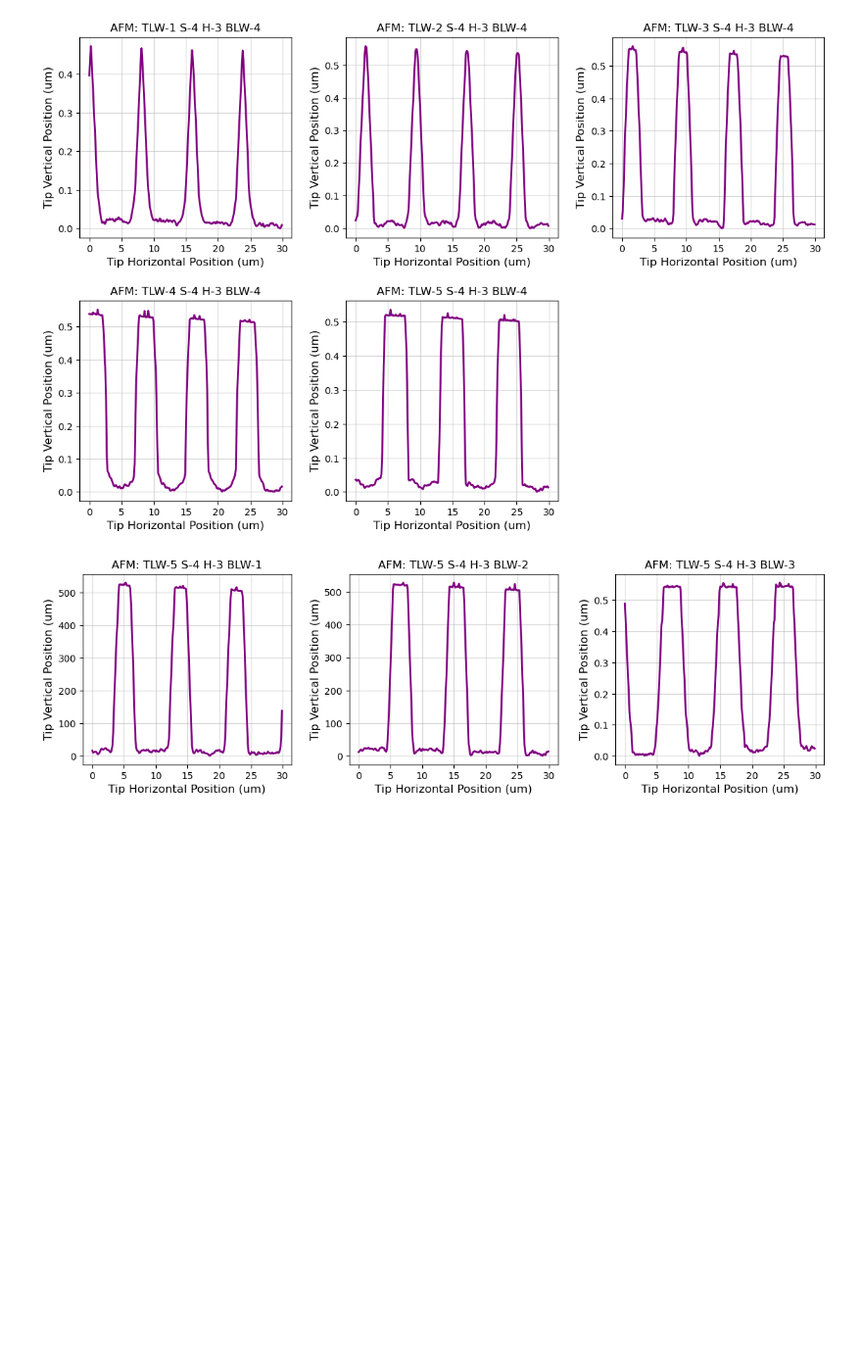
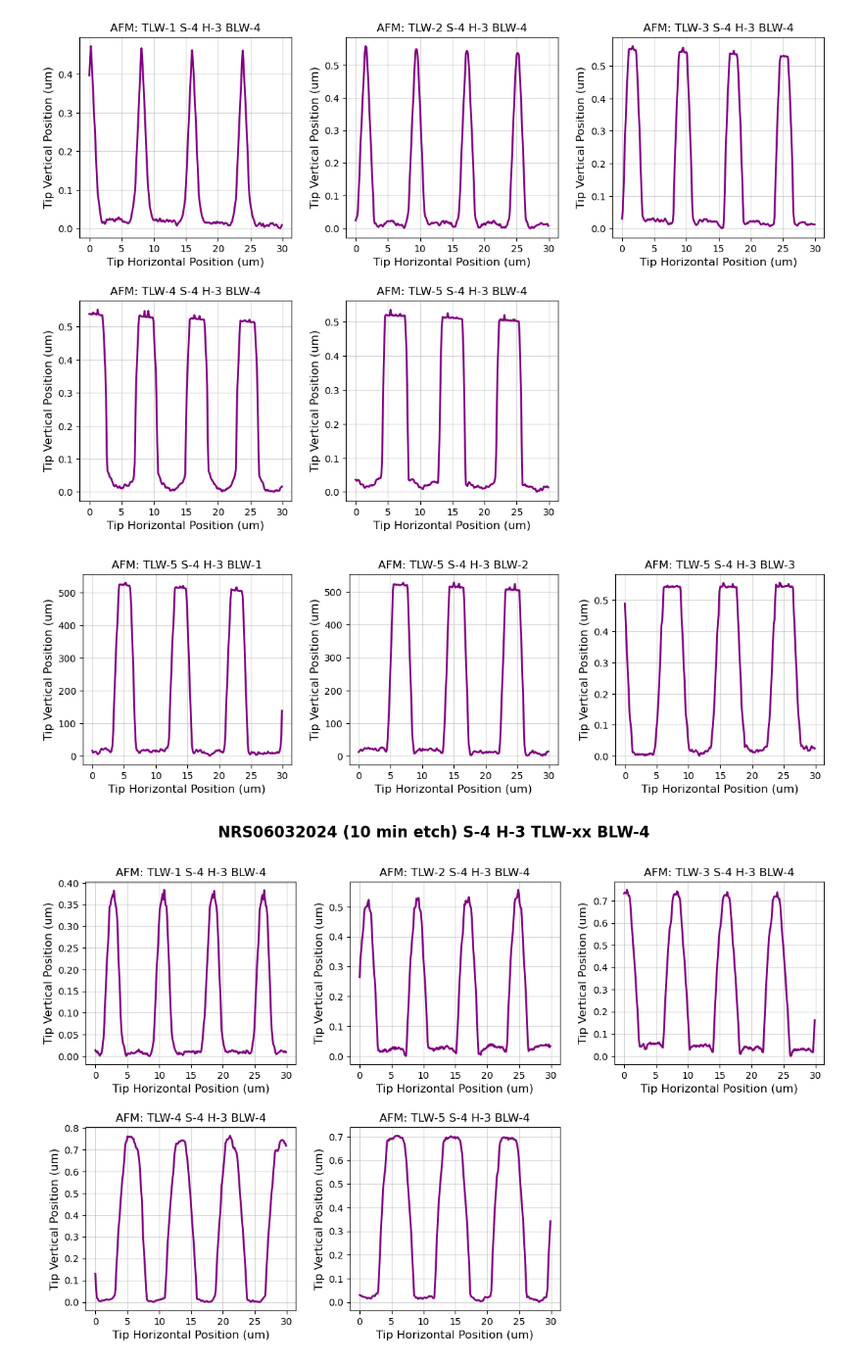
Before and after one commit to mill0851/capstone_SiC_gratings, a Jupyter notebook: AFM_Plots.ipynb, the cells around one changed output. Shown at 98% size. Saved outputs shown, nothing was run; the diff lists cells and outputs as text; code cells hidden in the pictures; blank space fills up the shorter version.

Commit message:
new data and plots

```diff
--- a/AFM_Plots.ipynb
+++ b/AFM_Plots.ipynb
@@ -131,3 +131,51 @@ plt.tight_layout(pad=2.0)
 plt.show()
 # %% [output]
 [figure]
+# %%
+import numpy as np
+import matplotlib.pyplot as plt
+
+file_paths = [
+    "./data_NRS06032024_AFM/S-4_H-3_TLW-xx_BLW-4/NRS06032024-TLW-1-BLW-4-S-4-H-3-25X25um_251014_Z_Height_Forward_015_Line_172.txt",
+    "./data_NRS06032024_AFM/S-4_H-3_TLW-xx_BLW-4/NRS06032024-TLW-2-BLW-4-S-4-H-3-25X25um_251014_Z_Height_Forward_014_Line_171.txt",
+    "./data_NRS06032024_AFM/S-4_H-3_TLW-xx_BLW-4/NRS06032024-TLW-3-BLW-4-S-4-H-3-25X25um_251014_Z_Height_Forward_012_Line_170.txt",
+    "./data_NRS06032024_AFM/S-4_H-3_TLW-xx_BLW-4/NRS06032024-TLW-4-BLW-4-S-4-H-3-25X25um_251014_Z_Height_Forward_011_Line_256.txt",
+    "./data_NRS06032024_AFM/S-4_H-3_TLW-xx_BLW-4/NRS06032024-TLW-5-BLW-4-S-4-H-3-25X25um_251014_Z_Height_Forward_009_Line_129.txt"
+]
+afm_data = []
+
+for filepath in file_paths:
+    data = np.loadtxt(filepath, float, skiprows=4)
+
+    with open (filepath, 'r') as file:
+        lines = file.readlines()
+        x_units = lines[0]
+        y_units = lines[1]
+
+    # Put data in (um)
+    if y_units == "y(nm)\n":
+        data[:,1] = data[:,1] * 10**-3
+    elif x_units == "x(nm)\n":
+        data[:,0] = data[:,0] * 10**-3
+
+    # Normalize data
+    data[:,1] = data[:,1] - np.min(data[:,1])
+
+    afm_data.append(data)
+
+plt.figure(figsize=(12,8))
+plt.suptitle('NRS06032024 (10 min etch) S-4 H-3 TLW-xx BLW-4', fontsize=16, fontweight='bold', y=0.98)
+for index, data in enumerate(afm_data, start=1):
+    x_data = data[:, 0]
+    y_data = data[:, 1]
+    plt.subplot(2,3,index)
+    plt.plot(x_data, y_data, color="purple", linewidth=2)
+    plt.grid(True, alpha=0.5)
+    plt.xlabel("Tip Horizontal Position (um)", fontsize=12)
+    plt.ylabel("Tip Vertical Position (um)", fontsize=12)
+    plt.title(f"AFM: TLW-{index} S-4 H-3 BLW-4")
+
+plt.tight_layout(pad=2.0)
+plt.show()
+# %% [output]
+[figure, added]
```
Also changed, not shown: parts of 1 cell of this notebook, 9 other files.
